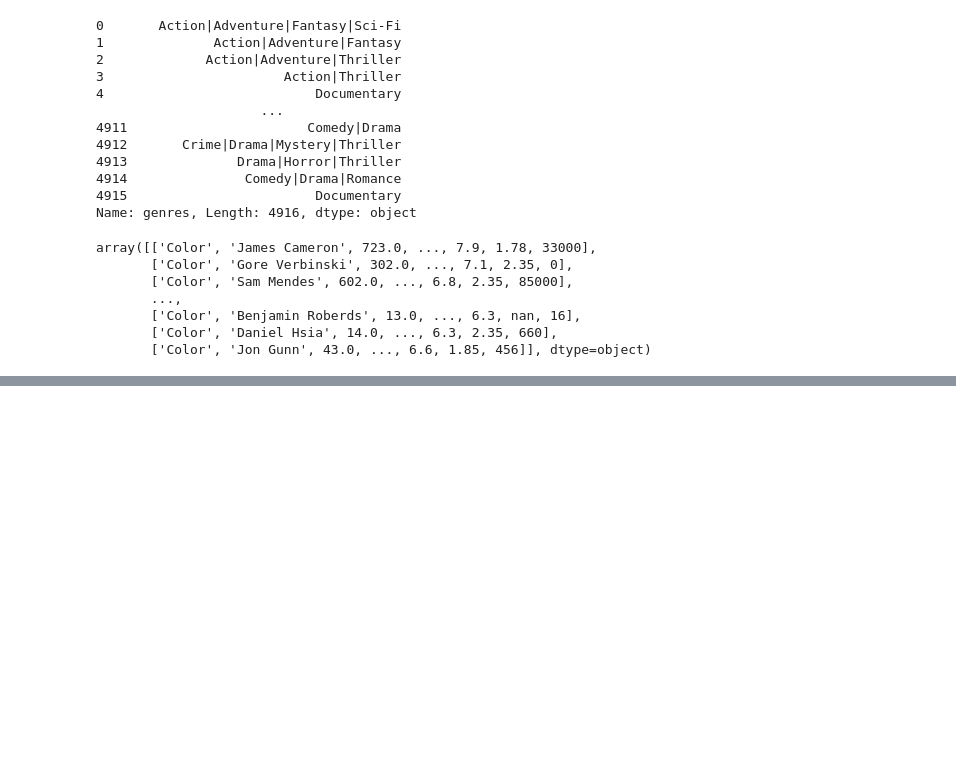
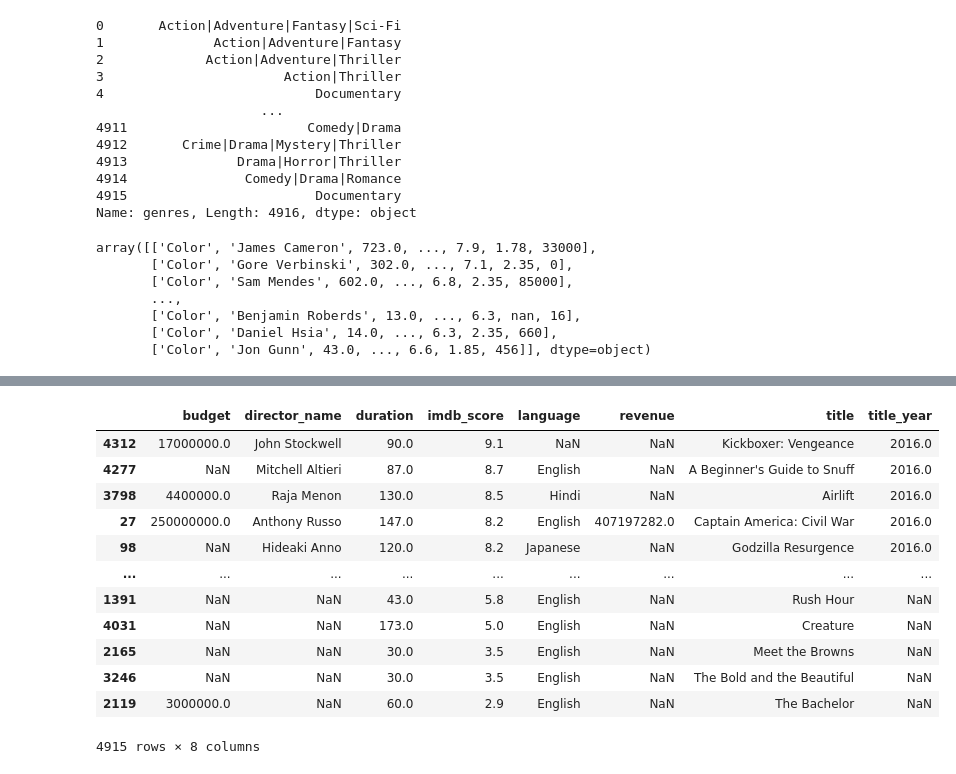
Before and after one commit to kevindegila/data-analyst, a Jupyter notebook: 03_Manipulation_des_donnees_avec_Pandas.ipynb, the cells around one changed output, grey strips where cells are left out. Saved outputs shown, nothing was run; the diff lists cells and outputs as text; code cells hidden in the pictures; blank space fills up the shorter version.

```diff
--- a/03_Manipulation_des_donnees_avec_Pandas.ipynb
+++ b/03_Manipulation_des_donnees_avec_Pandas.ipynb
@@ -411,0 +712,2 @@ array([['Color', 'James Cameron', 723.0, ..., 7.9, 1.78, 33000],
+# %%
+movie_reduced['title'] = movie['movie_title']
@@ -411,0 +720,2 @@ array([['Color', 'James Cameron', 723.0, ..., 7.9, 1.78, 33000],
+# %%
+movie_reduced.rename(columns={'gross': 'revenue'}, inplace=True)
@@ -411,0 +739,5 @@ array([['Color', 'James Cameron', 723.0, ..., 7.9, 1.78, 33000],
+# %%
+new_arrangement = sorted(movie_reduced.columns.tolist())
+# %%
+movie_reduced = movie_reduced[new_arrangement]
+movie_reduced.head(2)
@@ -411,0 +778,16 @@ array([['Color', 'James Cameron', 723.0, ..., 7.9, 1.78, 33000],
+# %%
+movie_reduced.sort_values(['title_year', 'imdb_score'], ascending=False)
+# %% [output]
+|  | budget | director_name | duration | imdb_score | language | revenue | title | title_year |
+| 4312 | 17000000.0 | John Stockwell | 90.0 | 9.1 | NaN | NaN | Kickboxer: Vengeance | 2016.0 |
+| 4277 | NaN | Mitchell Altieri | 87.0 | 8.7 | English | NaN | A Beginner's Guide to Snuff | 2016.0 |
+| 3798 | 4400000.0 | Raja Menon | 130.0 | 8.5 | Hindi | NaN | Airlift | 2016.0 |
+| 27 | 250000000.0 | Anthony Russo | 147.0 | 8.2 | English | 407197282.0 | Captain America: Civil War | 2016.0 |
+| 98 | NaN | Hideaki Anno | 120.0 | 8.2 | Japanese | NaN | Godzilla Resurgence | 2016.0 |
+| ... | ... | ... | ... | ... | ... | ... | ... | ... |
+| 1391 | NaN | NaN | 43.0 | 5.8 | English | NaN | Rush Hour | NaN |
+| 4031 | NaN | NaN | 173.0 | 5.0 | English | NaN | Creature | NaN |
+| 2165 | NaN | NaN | 30.0 | 3.5 | English | NaN | Meet the Browns | NaN |
+| 3246 | NaN | NaN | 30.0 | 3.5 | English | NaN | The Bold and the Beautiful | NaN |
+| 2119 | 3000000.0 | NaN | 60.0 | 2.9 | English | NaN | The Bachelor | NaN |
+4915 rows × 8 columns
```
Also changed, not shown: parts of 68 cells of this notebook.
